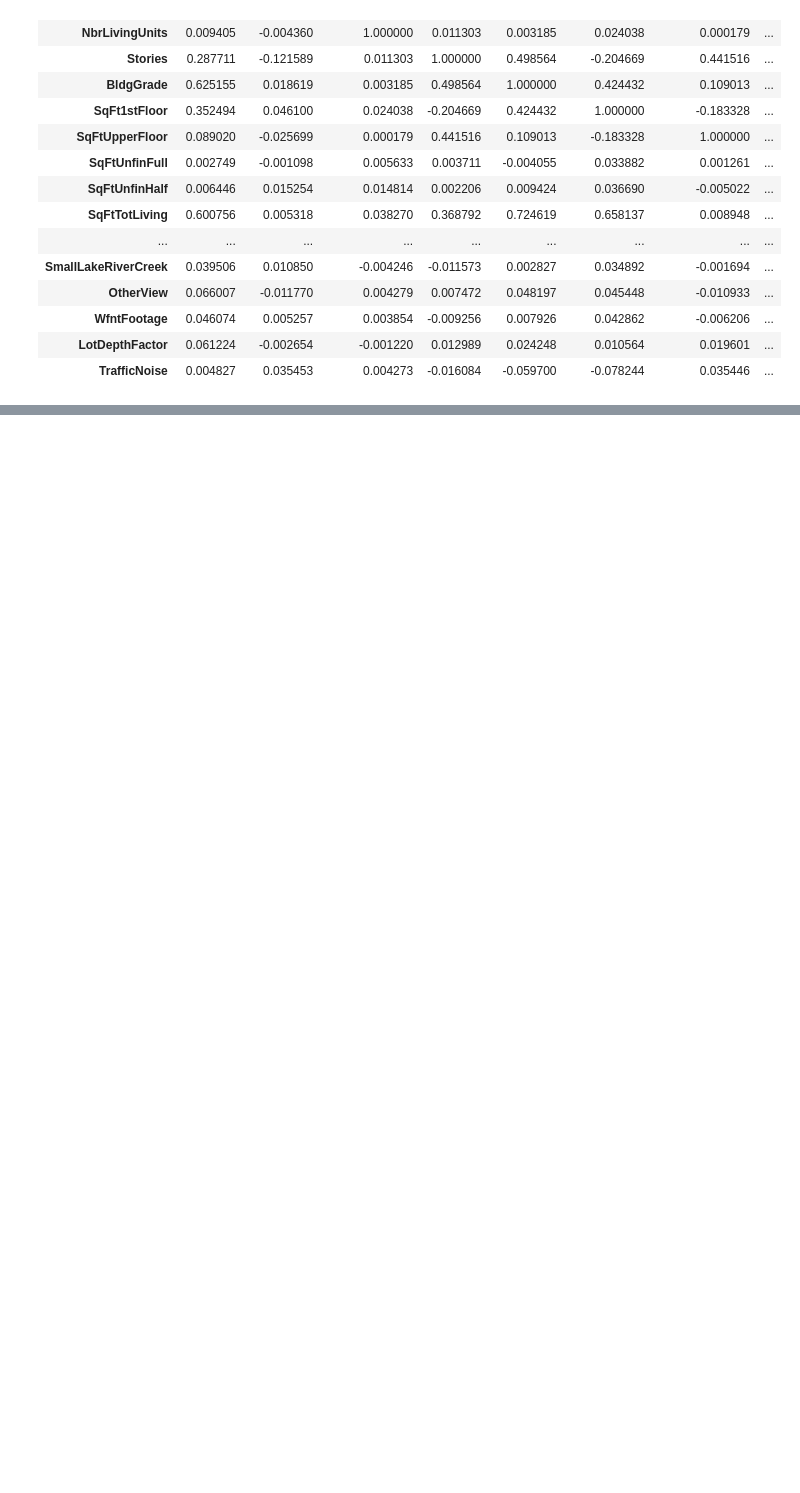
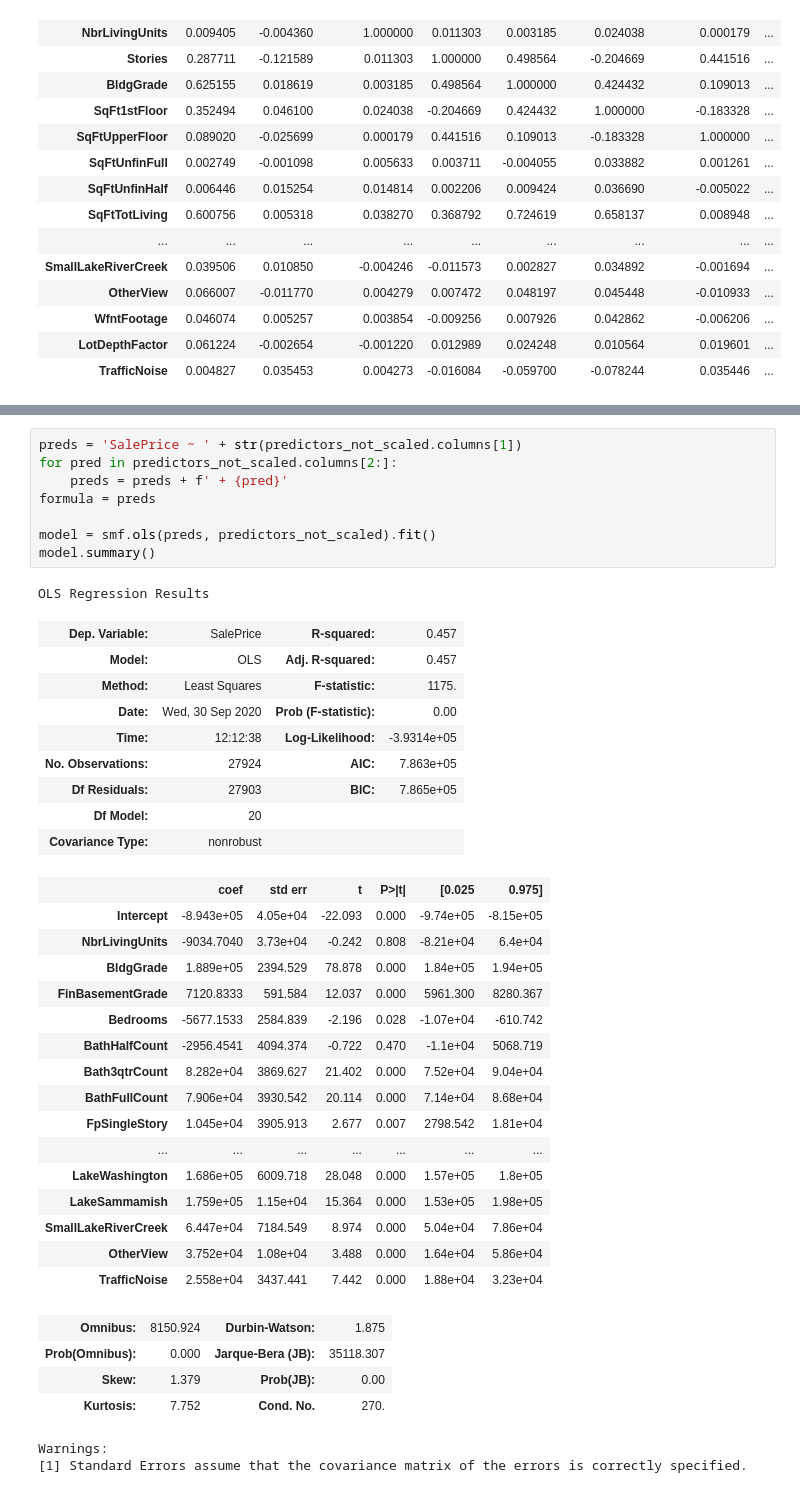
Before and after one commit to Jaccomando/phase_2_project_chicago-sf-seattle-ds-082420, a Jupyter notebook: exploratory/matt_model_testing.ipynb, the cells around one changed output, grey strips where cells are left out. Drawn from its saved outputs; the diff is of its cells as text; blank space fills up the shorter version.

```diff
--- a/exploratory/matt_model_testing.ipynb
+++ b/exploratory/matt_model_testing.ipynb
@@ -82,0 +209,41 @@ ordinal_features.corr()
+# %%
+preds = 'SalePrice ~ ' + str(predictors_not_scaled.columns[1])
+for pred in predictors_not_scaled.columns[2:]:
+    preds = preds + f' + {pred}'
+formula = preds
+
+model = smf.ols(preds, predictors_not_scaled).fit()
+model.summary()
+# %% [output]
+OLS Regression Results
+| Dep. Variable: | SalePrice | R-squared: | 0.457 |
+| Model: | OLS | Adj. R-squared: | 0.457 |
+| Method: | Least Squares | F-statistic: | 1175. |
+| Date: | Wed, 30 Sep 2020 | Prob (F-statistic): | 0.00 |
+| Time: | 12:12:38 | Log-Likelihood: | -3.9314e+05 |
+| No. Observations: | 27924 | AIC: | 7.863e+05 |
+| Df Residuals: | 27903 | BIC: | 7.865e+05 |
+| Df Model: | 20 |  |  |
+| Covariance Type: | nonrobust |  |  |
+|  | coef | std err | t | P>|t| | [0.025 | 0.975] |
+| Intercept | -8.943e+05 | 4.05e+04 | -22.093 | 0.000 | -9.74e+05 | -8.15e+05 |
+| NbrLivingUnits | -9034.7040 | 3.73e+04 | -0.242 | 0.808 | -8.21e+04 | 6.4e+04 |
+| BldgGrade | 1.889e+05 | 2394.529 | 78.878 | 0.000 | 1.84e+05 | 1.94e+05 |
+| FinBasementGrade | 7120.8333 | 591.584 | 12.037 | 0.000 | 5961.300 | 8280.367 |
+| Bedrooms | -5677.1533 | 2584.839 | -2.196 | 0.028 | -1.07e+04 | -610.742 |
+| BathHalfCount | -2956.4541 | 4094.374 | -0.722 | 0.470 | -1.1e+04 | 5068.719 |
+| Bath3qtrCount | 8.282e+04 | 3869.627 | 21.402 | 0.000 | 7.52e+04 | 9.04e+04 |
+| BathFullCount | 7.906e+04 | 3930.542 | 20.114 | 0.000 | 7.14e+04 | 8.68e+04 |
+| FpSingleStory | 1.045e+04 | 3905.913 | 2.677 | 0.007 | 2798.542 | 1.81e+04 |
+| ... | ... | ... | ... | ... | ... | ... |
+| LakeWashington | 1.686e+05 | 6009.718 | 28.048 | 0.000 | 1.57e+05 | 1.8e+05 |
+| LakeSammamish | 1.759e+05 | 1.15e+04 | 15.364 | 0.000 | 1.53e+05 | 1.98e+05 |
+| SmallLakeRiverCreek | 6.447e+04 | 7184.549 | 8.974 | 0.000 | 5.04e+04 | 7.86e+04 |
+| OtherView | 3.752e+04 | 1.08e+04 | 3.488 | 0.000 | 1.64e+04 | 5.86e+04 |
+| TrafficNoise | 2.558e+04 | 3437.441 | 7.442 | 0.000 | 1.88e+04 | 3.23e+04 |
+| Omnibus: | 8150.924 | Durbin-Watson: | 1.875 |
+| Prob(Omnibus): | 0.000 | Jarque-Bera (JB): | 35118.307 |
+| Skew: | 1.379 | Prob(JB): | 0.00 |
+| Kurtosis: | 7.752 | Cond. No. | 270. |
+Warnings:
+[1] Standard Errors assume that the covariance matrix of the errors is correctly specified.
```
Also changed, not shown: parts of 11 cells of this notebook, 1 other file.
